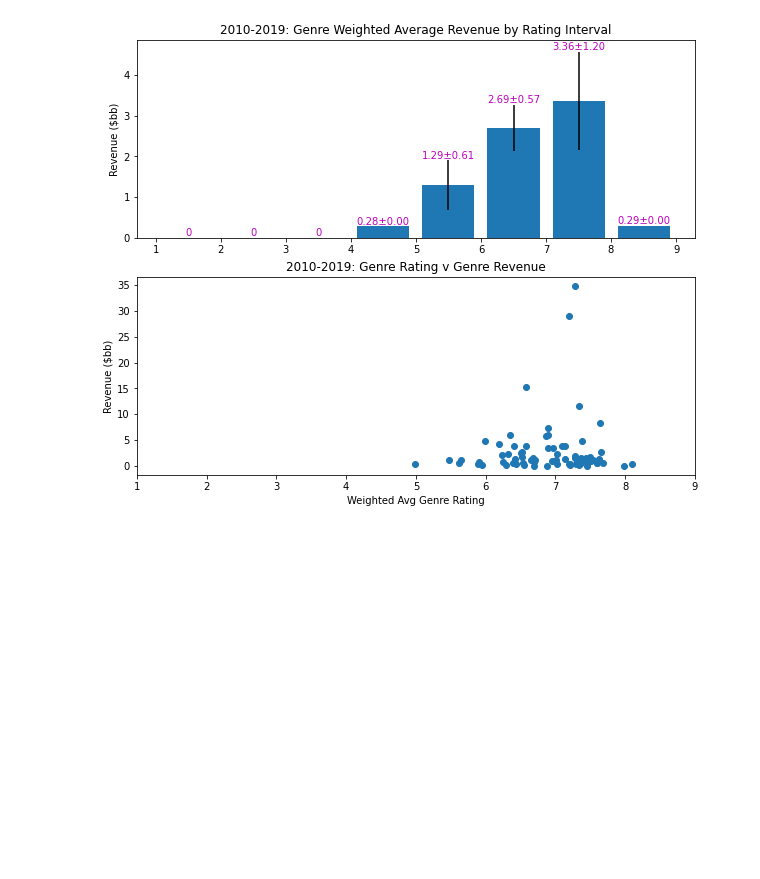
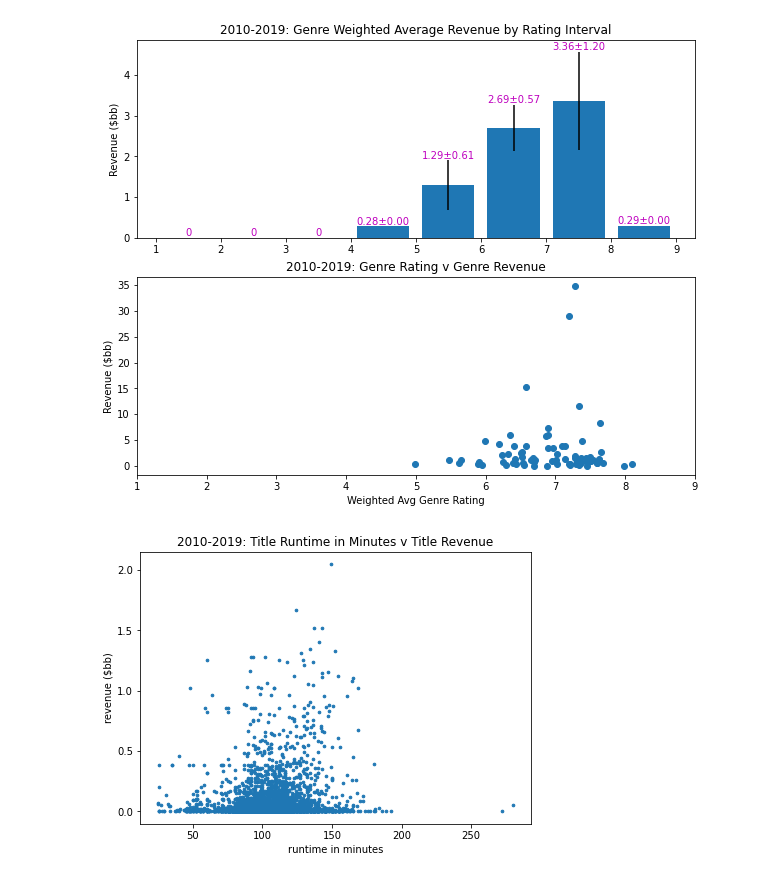
Before and after one commit to ds2012-flatiron/dsc-phase-1-project, a Jupyter notebook: eda_notebook.ipynb, the cells around one changed output. Drawn from its saved outputs; the diff is of its cells as text; code cells hidden in the pictures; blank space fills up the shorter version.

Commit message:
Module code/data_visualization.py completed

```diff
--- a/eda_notebook.ipynb
+++ b/eda_notebook.ipynb
@@ -329,3 +329,8 @@ importlib.reload(dataviz)
 dataviz.barchart_scatterplot_genre_rating_and_revenue(config)
 # %% [output]
 [figure]
+# %%
+importlib.reload(dataviz)
+dataviz.scatterplot_title_runtime_and_revenue(config)
+# %% [output]
+[figure, added]
```
Also changed, not shown: 2 other files.
